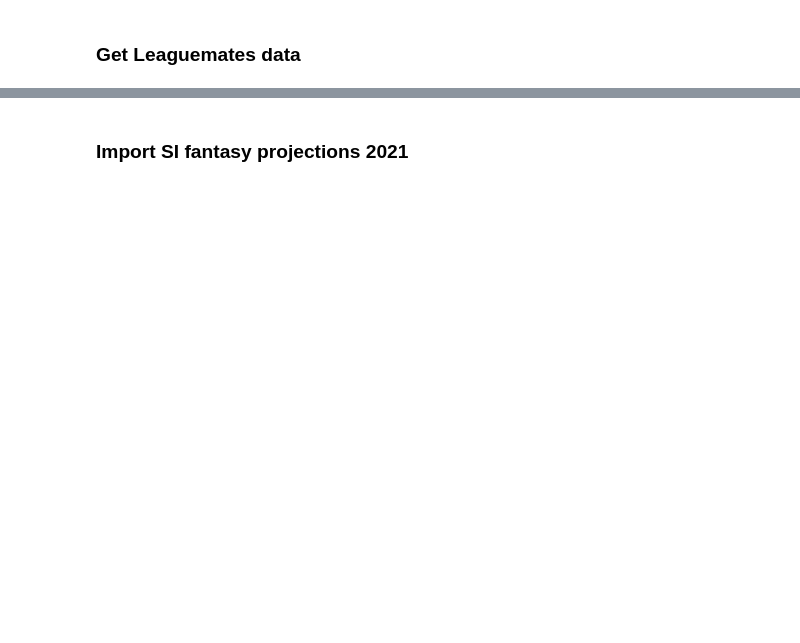
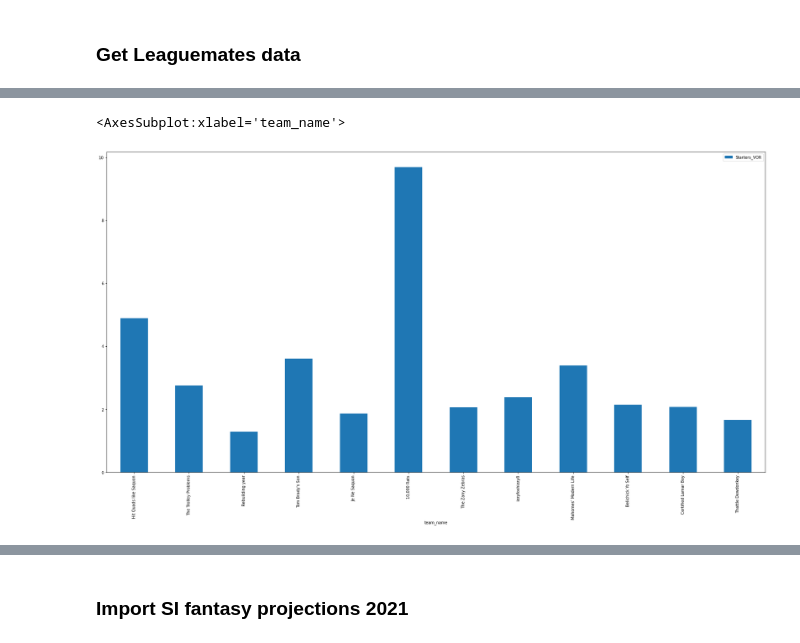
Before and after one commit to atran39/PokerstersFF, a Jupyter notebook: PokerstersFF.ipynb, the cells around one changed output, grey strips where cells are left out. Saved outputs shown, nothing was run; the diff lists cells and outputs as text; code cells hidden in the pictures; blank space fills up the shorter version.

Commit message:
Add plots for scoring probability distributions

```diff
--- a/PokerstersFF.ipynb
+++ b/PokerstersFF.ipynb
@@ -89,2 +111,7 @@ rosters_df.head()
-# %%
-rosters_df['Starters_Mean'] = rosters_df['starters'].apply(lambda s: sum(players_df.loc[[i for i in s if i != '0']]['Mean']))
+# %%
+for col in ['Floor','Mean','Ceiling','Risk','VOR']:
+    rosters_df['Starters_' + col] = rosters_df['starters'].apply(lambda s: sum(players_df.loc[[i for i in s if i != '0']][col]))
+
+rosters_df['Starters_Variance'] = rosters_df['starters'].apply(lambda s: sum(players_df.loc[[i for i in s if i != '0']]['SD']**2))
+rosters_df['Starters_SD'] = rosters_df['Starters_Variance']**(1/2)
+rosters_df
@@ -90,0 +132,7 @@ rosters_df['Starters_Mean'] = rosters_df['starters'].apply(lambda s: sum(players
+# %%
+plt.rcParams['figure.figsize'] = [30, 15]
+# %%
+rosters_df.plot.bar(x='team_name', y='Starters_VOR')
+# %% [output]
+<AxesSubplot:xlabel='team_name'>
+[figure, added]
```
Also changed, not shown: parts of 15 cells of this notebook.
